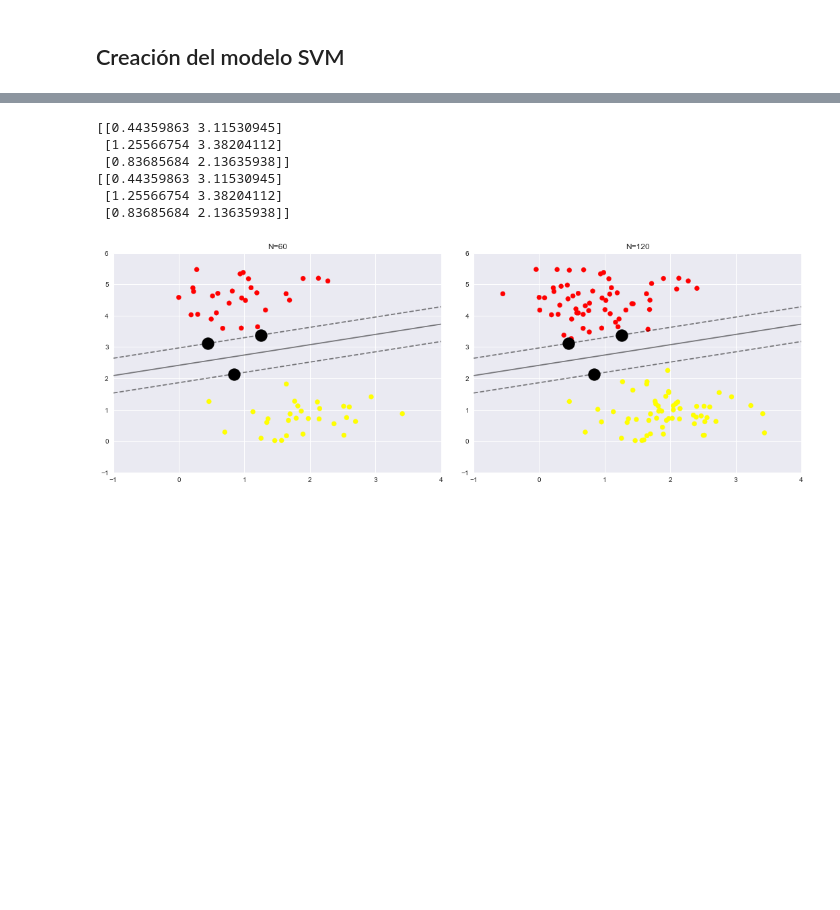
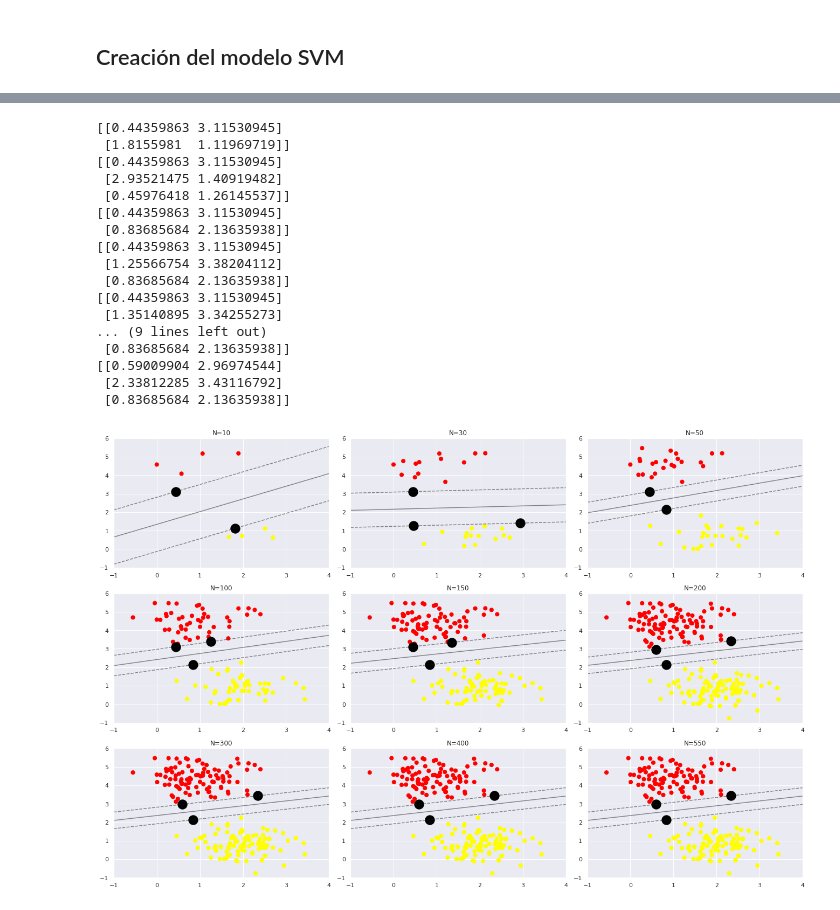
Before and after one commit to EduHdzVillasana/UdemyDS, a Jupyter notebook: Seccion 11/SVM - Model.ipynb, the cells around one changed output, grey strips where cells are left out. Saved outputs shown, nothing was run; the diff lists cells and outputs as text; code cells hidden in the pictures; blank space fills up the shorter version.

```diff
--- a/Seccion 11/SVM - Model.ipynb
+++ b/Seccion 11/SVM - Model.ipynb
@@ -109,19 +111,40 @@ def plot_svm(N=10, ax=None):
     ax.set_ylim(-1,6)
     plt_svc(model, ax)
 # %%
-fig, ax = plt.subplots(1,2, figsize=(16,6))
+fig, ax = plt.subplots(2,2, figsize=(16,6))
 fig.subplots_adjust(left=0.0625, right = 0.95, wspace = 0.1)
-for ax_i, N, in zip(ax, [60, 120]):
+for ax_i, N, in zip(ax, [[60, 120][200,300]]):
     plot_svm(N, ax_i)
     ax_i.set_title("N={0}".format(N))
-# %% [output]
-[[0.44359863 3.11530945]
- [1.25566754 3.38204112]
- [0.83685684 2.13635938]]
-[[0.44359863 3.11530945]
- [1.25566754 3.38204112]
- [0.83685684 2.13635938]]
-[figure, removed]
+# %%
+n_m = [[10,30,50],[100,150,200],[300,400,550]]
+n_rows = len(n_m)
+n_cols = len(n_m[0])
+fig, ax = plt.subplots(n_rows,n_cols, figsize=(20,15))
+fig.subplots_adjust(left=0.0625, right = 0.95, wspace = 0.1)
+for i in range(n_rows):
+  for j in range(n_cols):
+    plot_svm(n_m[i][j], ax[i][j])
+    ax[i][j].set_title("N={0}".format(n_m[i][j]))
+# %% [output]
+[[0.44359863 3.11530945]
+ [1.8155981  1.11969719]]
+[[0.44359863 3.11530945]
+ [2.93521475 1.40919482]
+ [0.45976418 1.26145537]]
+[[0.44359863 3.11530945]
+ [0.83685684 2.13635938]]
+[[0.44359863 3.11530945]
+ [1.25566754 3.38204112]
+ [0.83685684 2.13635938]]
+[[0.44359863 3.11530945]
+ [1.35140895 3.34255273]
+... (9 lines left out)
+ [0.83685684 2.13635938]]
+[[0.59009904 2.96974544]
+ [2.33812285 3.43116792]
+ [0.83685684 2.13635938]]
+[figure, added]
 # %%
 from ipywidgets import interact, fixed
 # %%
```
Also changed, not shown: parts of 4 cells of this notebook.
